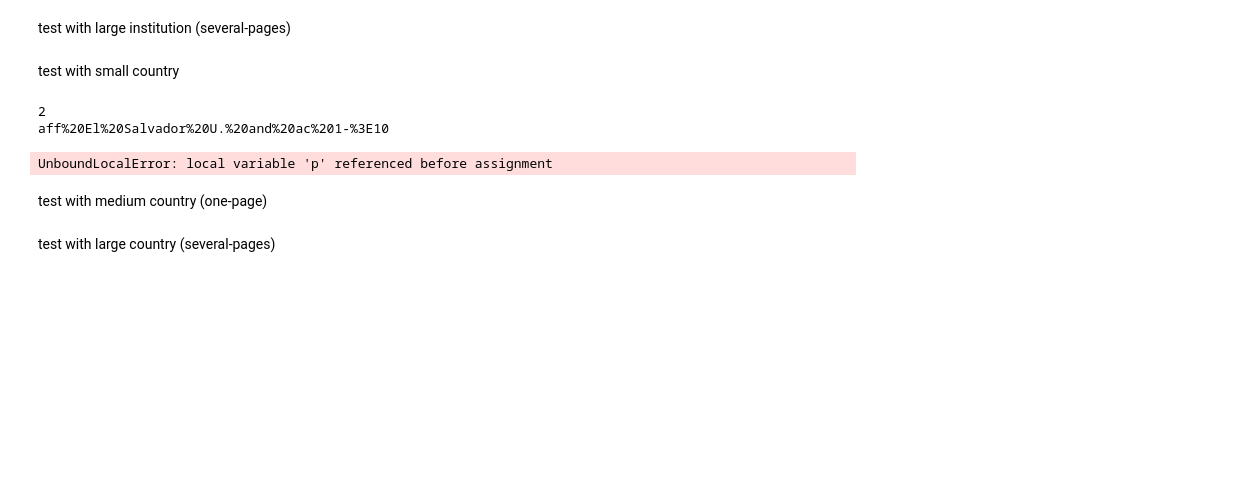
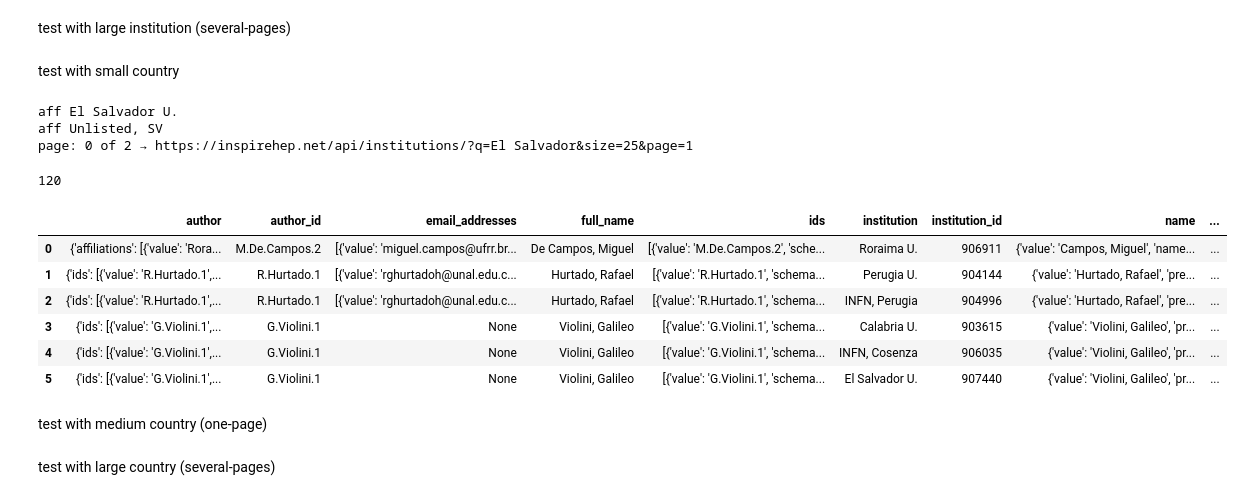
Before and after one commit to restrepo/inspire, a Jupyter notebook: INSPIREHEP.ipynb, the cells around one changed output. Cells and saved outputs as stored; diff of their text form; code cells hidden in the pictures; blank space fills up the shorter version.

```diff
--- a/INSPIREHEP.ipynb
+++ b/INSPIREHEP.ipynb
@@ -34,7 +35,8 @@ countries=[x.name for x in pycountry.countries]
 global _excluded_keys
 _excluded_keys=['get_author','sample_profile','schema_profile','to_dict','to_json',
                'get_authors','db','sample_author', 'schema_author', 'sleep','profile',
-                'sample_work', 'schema_work', 'work']
+                'sample_work', 'schema_work', 'work',
+               'institutions_list', 'literature_size','not_collaboration','q', 'q_inst', 'size', 'size_inst', 'work_list']
 
 class empty_json:
     status_code=0
@@ -374,7 +376,6 @@ class institutions(literature):
             #We assume from here that r.json() is just OK
             links=r.json().get('links')
             total=r.json().get('hits').get('total')
-            print(total)
             COUNTRY=False
             if self.q_inst in countries:
                 COUNTRY=True
@@ -394,12 +395,11 @@ class institutions(literature):
                 q_aff=f'aff {aff}'
                 if ac:
                     q_aff=f'{q_aff} and {ac}'
+                print(q_aff)
                 q_aff=requests.utils.quote(q_aff)
-                print(q_aff)
                 super(institutions, self).__init__(q_aff,self.db,self.literature_size) #WARNING → self.q and self.size produced
                 super(institutions, self).get_authors() #add and replace self attributes → author*..., institution*..
             #We assume here that r.json().get('links') exists
-            print(url,self.institutions)
             if links.get('next'):
                 url=links.get('next')
             else:
@@ -407,6 +407,7 @@ class institutions(literature):
             #EMERGENCY EXIT: We assume here that r.json().get('total') exists
             if i > total//self.size_inst+1:
                 NEXT=False
+            print(f'page: {i} of {total} → {url}')
             i+=1
         return self.db
 # %%
@@ -493,13 +494,27 @@ test with large institution (several-pages)
 # %% [markdown]
 test with small country
 # %%
-C=institutions('El Salvador')
+C=institutions('El Salvador',[])
 # %%
-C.get_authors()
+db=C.get_authors()
 # %% [output]
-2
-aff%20El%20Salvador%20U.%20and%20ac%201-%3E10
+aff El Salvador U.
+aff Unlisted, SV
+page: 0 of 2 → https://inspirehep.net/api/institutions/?q=El Salvador&size=25&page=1
-UnboundLocalError: local variable 'p' referenced before assignment
+# %%
+sys.getsizeof(db)
+# %% [output]
+120
+# %%
+pd.DataFrame(C.to_json())
+# %% [output]
+|  | author | author_id | email_addresses | full_name | ids | institution | institution_id | name | ... |
+| 0 | {'affiliations': [{'value': 'Rora... | M.De.Campos.2 | [{'value': 'miguel.campos@ufrr.br... | De Campos, Miguel | [{'value': 'M.De.Campos.2', 'sche... | Roraima U. | 906911 | {'value': 'Campos, Miguel', 'name... | ... |
+| 1 | {'ids': [{'value': 'R.Hurtado.1',... | R.Hurtado.1 | [{'value': 'rghurtadoh@unal.edu.c... | Hurtado, Rafael | [{'value': 'R.Hurtado.1', 'schema... | Perugia U. | 904144 | {'value': 'Hurtado, Rafael', 'pre... | ... |
+| 2 | {'ids': [{'value': 'R.Hurtado.1',... | R.Hurtado.1 | [{'value': 'rghurtadoh@unal.edu.c... | Hurtado, Rafael | [{'value': 'R.Hurtado.1', 'schema... | INFN, Perugia | 904996 | {'value': 'Hurtado, Rafael', 'pre... | ... |
+| 3 | {'ids': [{'value': 'G.Violini.1',... | G.Violini.1 | None | Violini, Galileo | [{'value': 'G.Violini.1', 'schema... | Calabria U. | 903615 | {'value': 'Violini, Galileo', 'pr... | ... |
+| 4 | {'ids': [{'value': 'G.Violini.1',... | G.Violini.1 | None | Violini, Galileo | [{'value': 'G.Violini.1', 'schema... | INFN, Cosenza | 906035 | {'value': 'Violini, Galileo', 'pr... | ... |
+| 5 | {'ids': [{'value': 'G.Violini.1',... | G.Violini.1 | None | Violini, Galileo | [{'value': 'G.Violini.1', 'schema... | El Salvador U. | 907440 | {'value': 'Violini, Galileo', 'pr... | ... |
 # %% [markdown]
 test with medium country (one-page)
 # %% [markdown]
```
Also changed, not shown: parts of 1 cell of this notebook.
